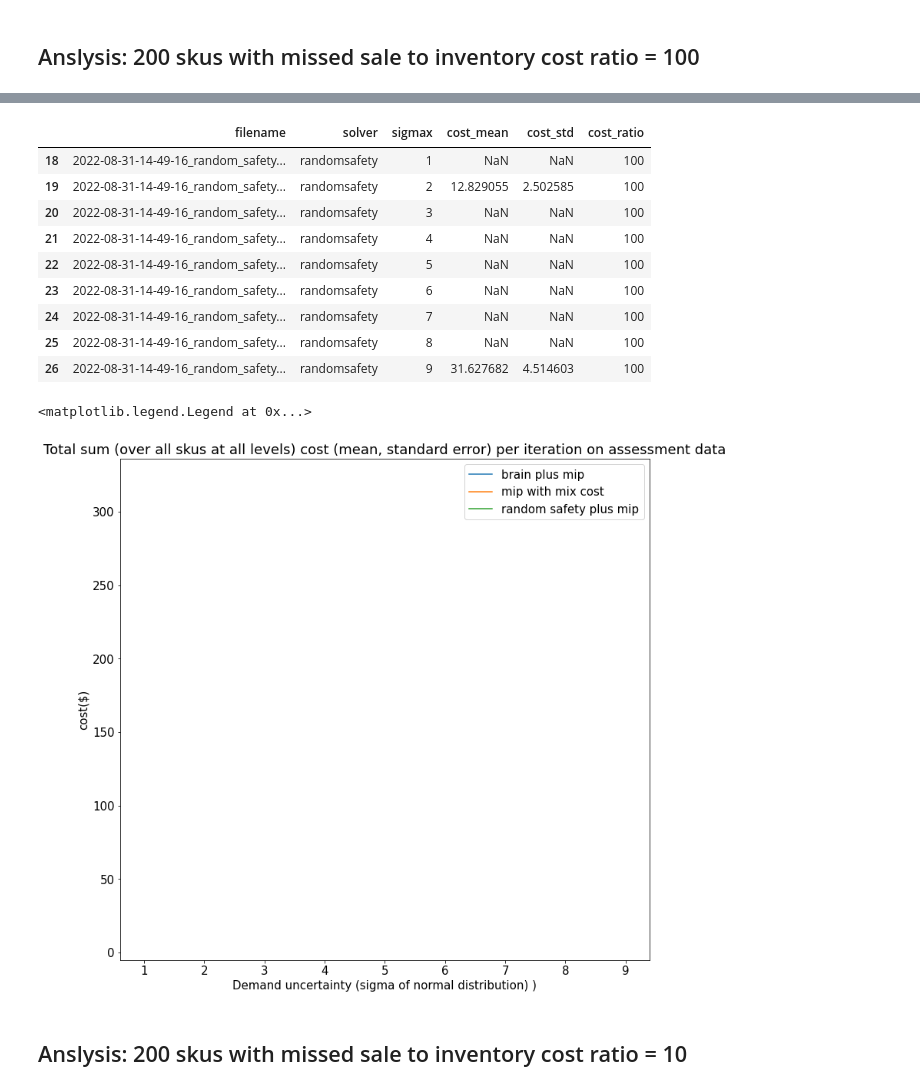
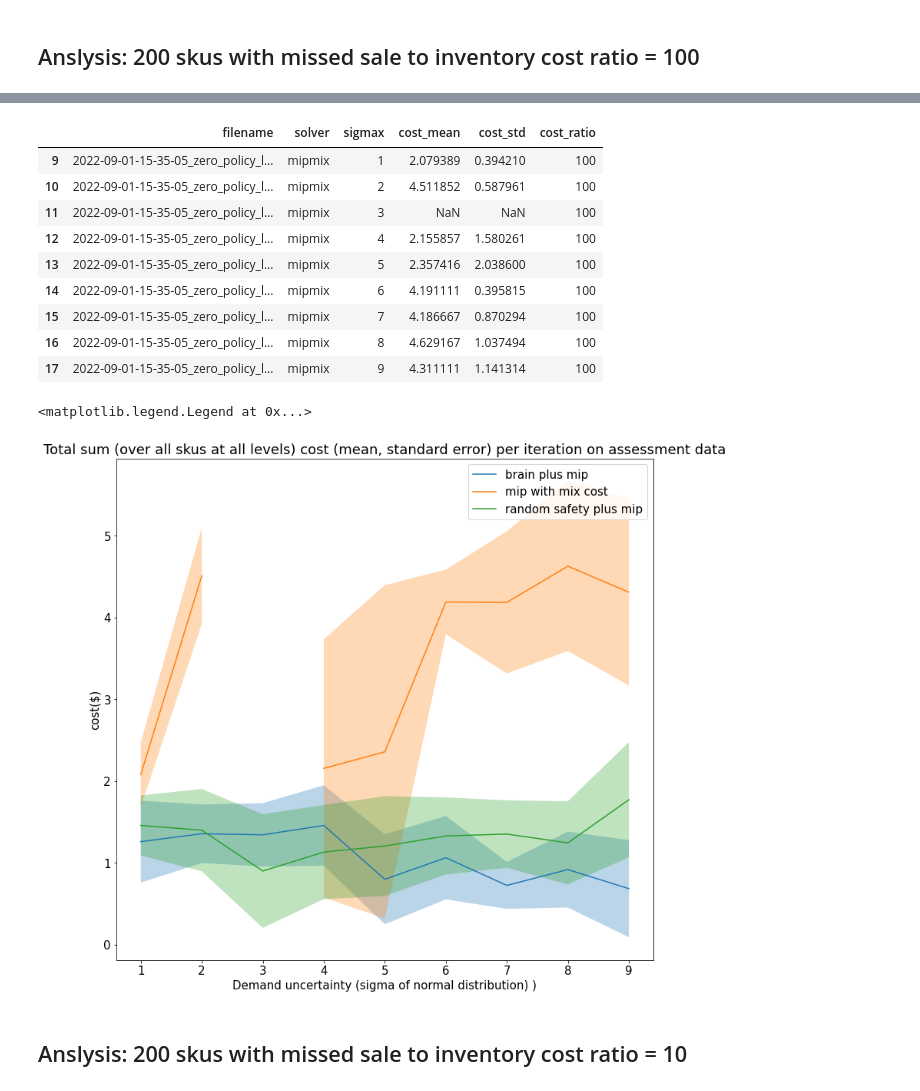
Before and after one commit to microsoft/bonsai-InventoryManagement, a Jupyter notebook: bonsai/logs/Multi_sku_r10_100_1000.ipynb, the cells around one changed output, grey strips where cells are left out. Drawn from its saved outputs; the diff is of its cells as text; code cells hidden in the pictures.

```diff
--- a/bonsai/logs/Multi_sku_r10_100_1000.ipynb
+++ b/bonsai/logs/Multi_sku_r10_100_1000.ipynb
@@ -9,15 +9,15 @@ import matplotlib.pyplot as plt
 # filename1 = '2022-06-14-18-15-10_exported_log_r1000.csv'
 # filename2 = '2022-06-14-18-15-19_zero_policy_log_r1000.csv'
 # filename3 = '2022-06-14-18-15-02_random_safety_policy_log_r1000.csv'
-filename1 = '2022-08-31-14-31-12_exported_log.csv'
-filename2 = '2022-08-31-14-38-51_zero_policy_log.csv'
-filename3 = '2022-08-31-14-49-16_random_safety_policy_log.csv'
+filename1 = '2022-09-01-14-02-58_exported_log.csv'
+filename2 = '2022-09-01-15-35-05_zero_policy_log.csv'
+filename3 = '2022-09-01-14-38-08_random_safety_policy_log.csv'
 files = [filename1, filename2, filename3]
 solvers = ["brainplusmip", 'mipmix', 'randomsafety']
 ddf = pd.DataFrame(columns = ['filename', 'solver', 'sigmax', 'cost_mean', 'cost_std', 'cost_ratio'])
 for file,solver in zip(files, solvers):
     df_temp = pd.read_csv(file)
-    df_temp = df_temp[df_temp["iteration"]>10]
+    df_temp = df_temp[df_temp["iteration"]>5]
     for sigmax in range(1, 10):
         df_temp_sig = df_temp[df_temp["sigmax"]==sigmax]
         temp_dict = {}
@@ -166,9 +323,9 @@ from matplotlib import pyplot as plt
 # filename1 = '2022-06-17-21-52-06_exported_log_r100.csv'
 # filename2 = '2022-06-17-21-52-44_zero_policy_log_r100.csv'
 # filename3 = '2022-06-17-21-51-58_random_safety_policy_log_r100.csv'
-filename1 = '2022-08-31-14-31-12_exported_log.csv'
-filename2 = '2022-08-31-14-38-51_zero_policy_log.csv'
-filename3 = '2022-08-31-14-49-16_random_safety_policy_log.csv'
+filename1 = '2022-09-01-14-02-58_exported_log.csv'
+filename2 = '2022-09-01-15-35-05_zero_policy_log.csv'
+filename3 = '2022-09-01-14-38-08_random_safety_policy_log.csv'
 files = [filename1, filename2, filename3]
 # %%
 files = [filename1, filename2, filename3]
@@ -176,7 +333,7 @@ solvers = ["brainplusmip", 'mipmix', 'randomsafety']
 ddf = pd.DataFrame(columns = ['filename', 'solver', 'sigmax', 'cost_mean', 'cost_std', 'cost_ratio'])
 for file,solver in zip(files, solvers):
     df_temp = pd.read_csv(file)
-    df_temp = df_temp[df_temp["iteration"]>10]
+    df_temp = df_temp[df_temp["iteration"]>3]
     for sigmax in range(1, 10):
         df_temp_sig = df_temp[df_temp["sigmax"]==sigmax]
         temp_dict = {}
@@ -228,18 +515,18 @@ df_brain = ddf[ddf['solver']=='brainplusmip']
 df_mipmix = ddf[ddf['solver']=='mipmix']
 df_randomsafety = ddf[ddf['solver']=='randomsafety']
 # %%
-df_randomsafety
+df_mipmix
 # %% [output]
 |  | filename | solver | sigmax | cost_mean | cost_std | cost_ratio |
-| 18 | 2022-08-31-14-49-16_random_safety... | randomsafety | 1 | NaN | NaN | 100 |
-| 19 | 2022-08-31-14-49-16_random_safety... | randomsafety | 2 | 12.829055 | 2.502585 | 100 |
-| 20 | 2022-08-31-14-49-16_random_safety... | randomsafety | 3 | NaN | NaN | 100 |
-| 21 | 2022-08-31-14-49-16_random_safety... | randomsafety | 4 | NaN | NaN | 100 |
-| 22 | 2022-08-31-14-49-16_random_safety... | randomsafety | 5 | NaN | NaN | 100 |
-| 23 | 2022-08-31-14-49-16_random_safety... | randomsafety | 6 | NaN | NaN | 100 |
-| 24 | 2022-08-31-14-49-16_random_safety... | randomsafety | 7 | NaN | NaN | 100 |
-| 25 | 2022-08-31-14-49-16_random_safety... | randomsafety | 8 | NaN | NaN | 100 |
-| 26 | 2022-08-31-14-49-16_random_safety... | randomsafety | 9 | 31.627682 | 4.514603 | 100 |
+| 9 | 2022-09-01-15-35-05_zero_policy_l... | mipmix | 1 | 2.079389 | 0.394210 | 100 |
+| 10 | 2022-09-01-15-35-05_zero_policy_l... | mipmix | 2 | 4.511852 | 0.587961 | 100 |
+| 11 | 2022-09-01-15-35-05_zero_policy_l... | mipmix | 3 | NaN | NaN | 100 |
+| 12 | 2022-09-01-15-35-05_zero_policy_l... | mipmix | 4 | 2.155857 | 1.580261 | 100 |
+| 13 | 2022-09-01-15-35-05_zero_policy_l... | mipmix | 5 | 2.357416 | 2.038600 | 100 |
+| 14 | 2022-09-01-15-35-05_zero_policy_l... | mipmix | 6 | 4.191111 | 0.395815 | 100 |
+| 15 | 2022-09-01-15-35-05_zero_policy_l... | mipmix | 7 | 4.186667 | 0.870294 | 100 |
+| 16 | 2022-09-01-15-35-05_zero_policy_l... | mipmix | 8 | 4.629167 | 1.037494 | 100 |
+| 17 | 2022-09-01-15-35-05_zero_policy_l... | mipmix | 9 | 4.311111 | 1.141314 | 100 |
 # %%
 plt.rc('font', size=15)
 fig = plt.figure(constrained_layout=True, figsize=(20, 10))
@@ -285,7 +572,7 @@ ax0.plot(sigmax.tolist(), mean_cost, label='random safety plus mip')
 ax0.legend()
 # %% [output]
 <matplotlib.legend.Legend at 0x...>
-[figure, old version]
+[figure, new version]
 # %% [markdown]
 ## Anslysis: 200 skus with missed sale to inventory cost ratio = 10
 # %%
```
Also changed, not shown: parts of 6 cells of this notebook, 9 other files.
